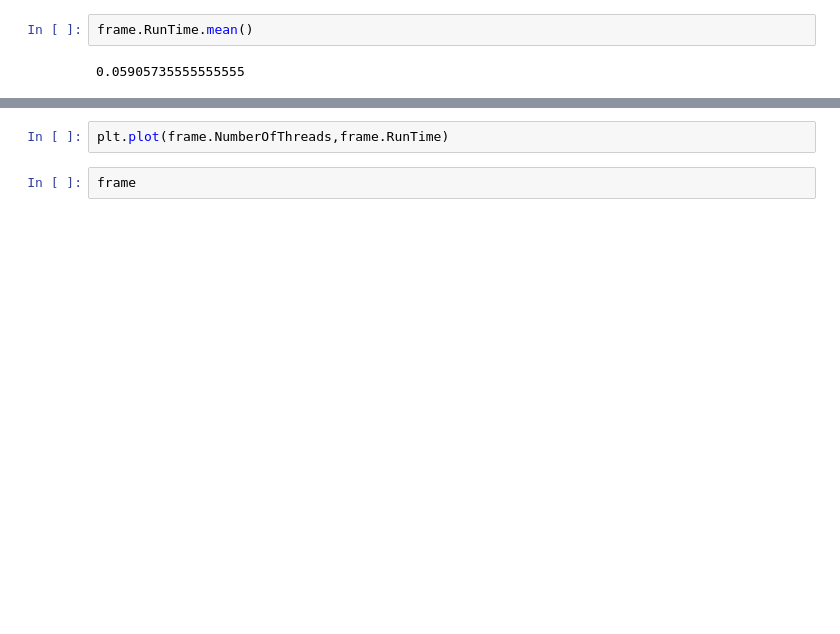
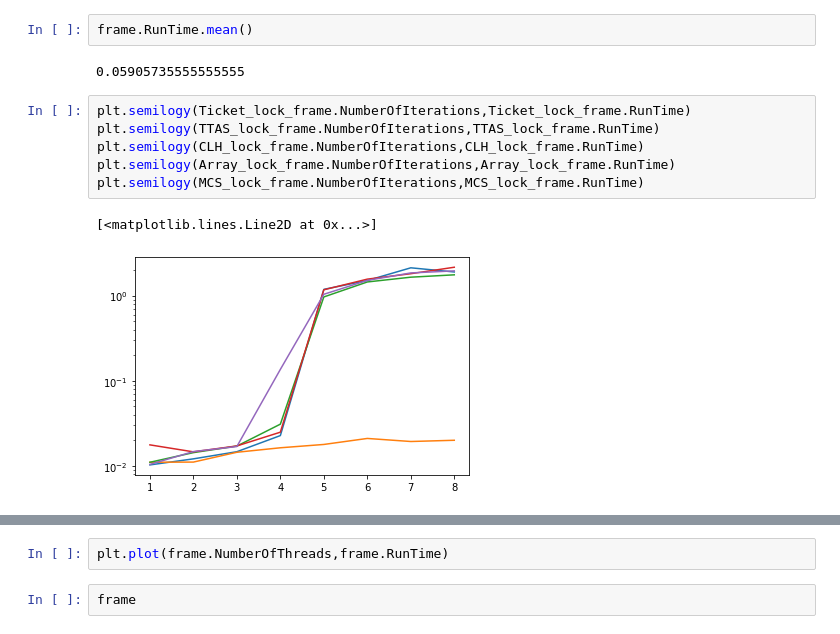
Before and after one commit to axcy0809/AMP, a Jupyter notebook: Alex/plots.ipynb, the cells around one changed output, grey strips where cells are left out. Saved outputs shown, nothing was run; the diff lists cells and outputs as text; blank space fills up the shorter version.

```diff
--- a/Alex/plots.ipynb
+++ b/Alex/plots.ipynb
@@ -33,3 +30,12 @@ frame
 frame.RunTime.mean()
 # %% [output]
 0.05905735555555555
+# %%
+plt.semilogy(Ticket_lock_frame.NumberOfIterations,Ticket_lock_frame.RunTime)
+plt.semilogy(TTAS_lock_frame.NumberOfIterations,TTAS_lock_frame.RunTime)
+plt.semilogy(CLH_lock_frame.NumberOfIterations,CLH_lock_frame.RunTime)
+plt.semilogy(Array_lock_frame.NumberOfIterations,Array_lock_frame.RunTime)
+plt.semilogy(MCS_lock_frame.NumberOfIterations,MCS_lock_frame.RunTime)
+# %% [output]
+[<matplotlib.lines.Line2D at 0x...>]
+[figure, added]
```
Also changed, not shown: parts of 6 cells of this notebook, 51 other files.
